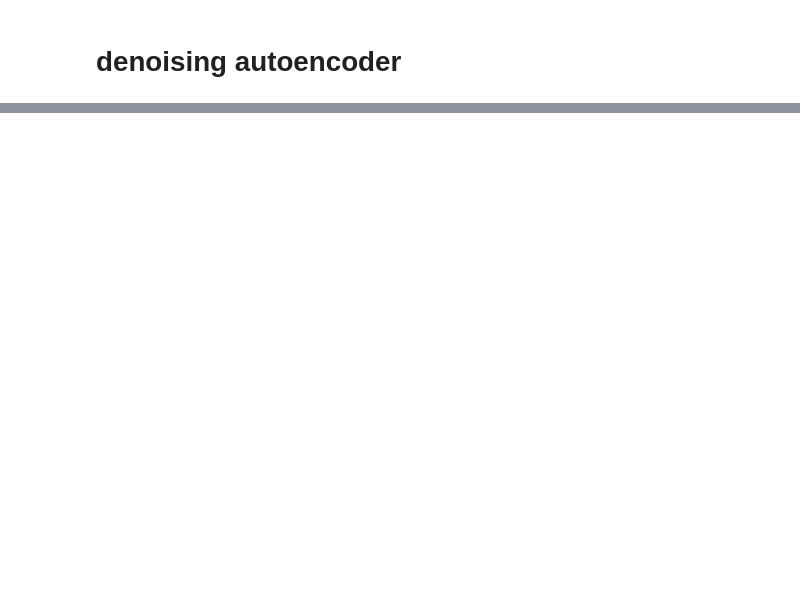
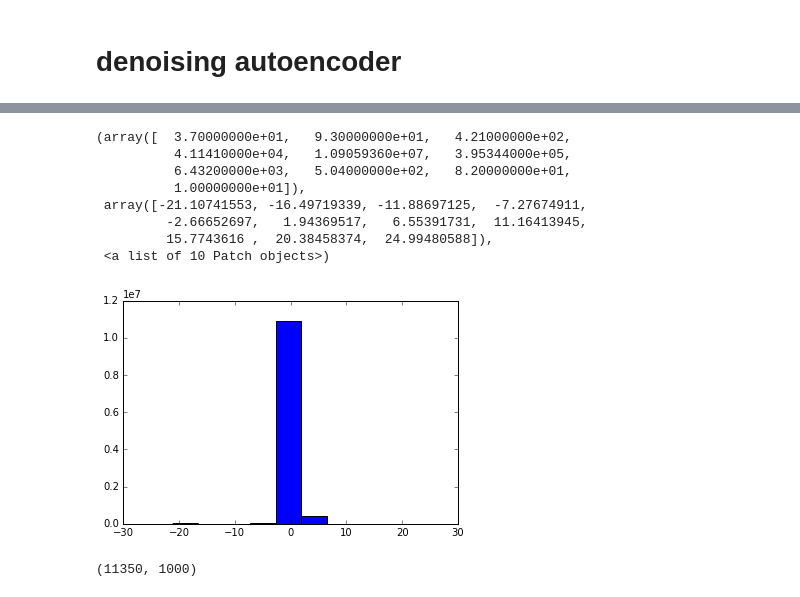
Before and after one commit to p-koo/theanomics, a Jupyter notebook: notebook/CMAP challenge - TopCoder .ipynb, the cells around one changed output, grey strips where cells are left out. Drawn from its saved outputs; the diff is of its cells as text; code cells hidden in the pictures; blank space fills up the shorter version.

```diff
--- a/notebook/CMAP challenge - TopCoder .ipynb
+++ b/notebook/CMAP challenge - TopCoder .ipynb
@@ -489,0 +358,8 @@ net['X'] = layers.DenseLayer(net['dencode2_dropout'], num_units=num_nonlandmark,
+# %%
+
+savepath='/home/peter/Data/CMAP/dataset_norm.hd5f'
+trainmat = h5py.File(savepath, 'r')
+mean_landmark = np.array(trainmat['mean_landmark']).astype(np.float32)
+std_landmark = np.array(trainmat['std_landmark']).astype(np.float32)
+mean_nonlandmark = np.array(trainmat['mean_nonlandmark']).astype(np.float32)
+std_nonlandmark = np.array(trainmat['std_nonlandmark']).astype(np.float32)
@@ -489,0 +380,11 @@ net['X'] = layers.DenseLayer(net['dencode2_dropout'], num_units=num_nonlandmark,
+# %%
+
+def normalize_data(landmark, nonlandmark, mean_landmark, std_landmark, mean_nonlandmark, std_nonlandmark, num_samples):
+    landmark = (landmark - np.outer(mean_landmark,np.ones(num_samples)))/np.outer(std_landmark,np.ones(num_samples))
+    nonlandmark = (nonlandmark - np.outer(mean_nonlandmark,np.ones(num_samples)))/np.outer(std_nonlandmark,np.ones(num_samples))
+    landmark = landmark.transpose([1,0])
+    nonlandmark = nonlandmark.transpose([1,0])
+
+    return landmark, nonlandmark
+
+landmark, nonlandmark = normalize_data(landmark, nonlandmark, mean_landmark, std_landmark, mean_nonlandmark, std_nonlandmark, landmark.shape[1])
@@ -489,0 +440,16 @@ net['X'] = layers.DenseLayer(net['dencode2_dropout'], num_units=num_nonlandmark,
+# %%
+plt.hist(nonlandmark.reshape([-1]))
+# %% [output]
+(array([  3.70000000e+01,   9.30000000e+01,   4.21000000e+02,
+          4.11410000e+04,   1.09059360e+07,   3.95344000e+05,
+          6.43200000e+03,   5.04000000e+02,   8.20000000e+01,
+          1.00000000e+01]),
+ array([-21.10741553, -16.49719339, -11.88697125,  -7.27674911,
+         -2.66652697,   1.94369517,   6.55391731,  11.16413945,
+         15.7743616 ,  20.38458374,  24.99480588]),
+ <a list of 10 Patch objects>)
+[figure, added]
+# %%
+prediction.shape
+# %% [output]
+(11350, 1000)
```
Also changed, not shown: parts of 40 cells of this notebook, 34 other files.
